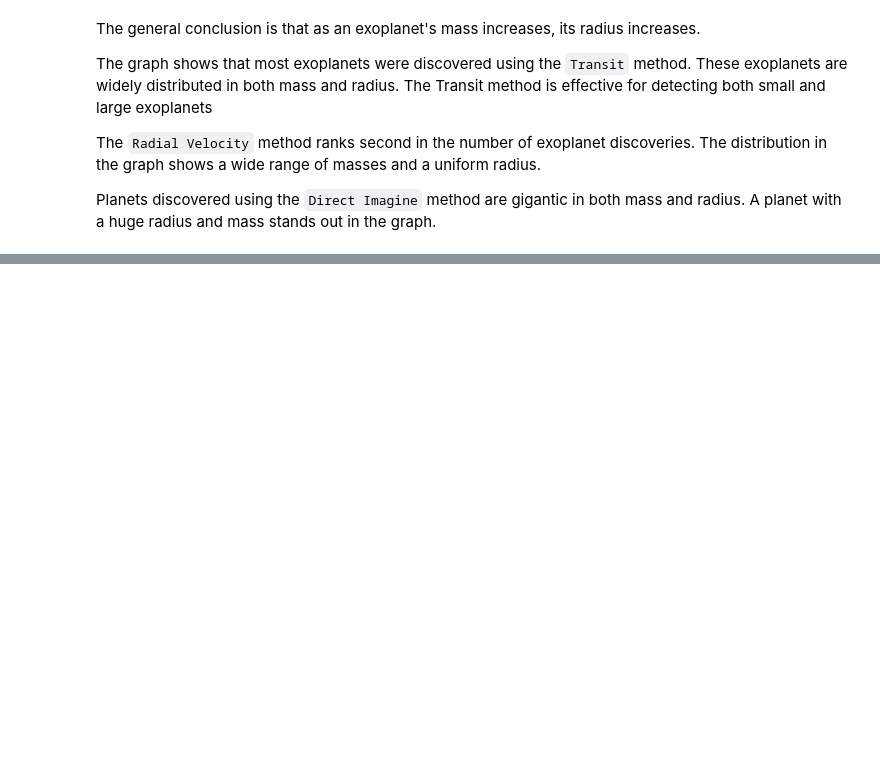
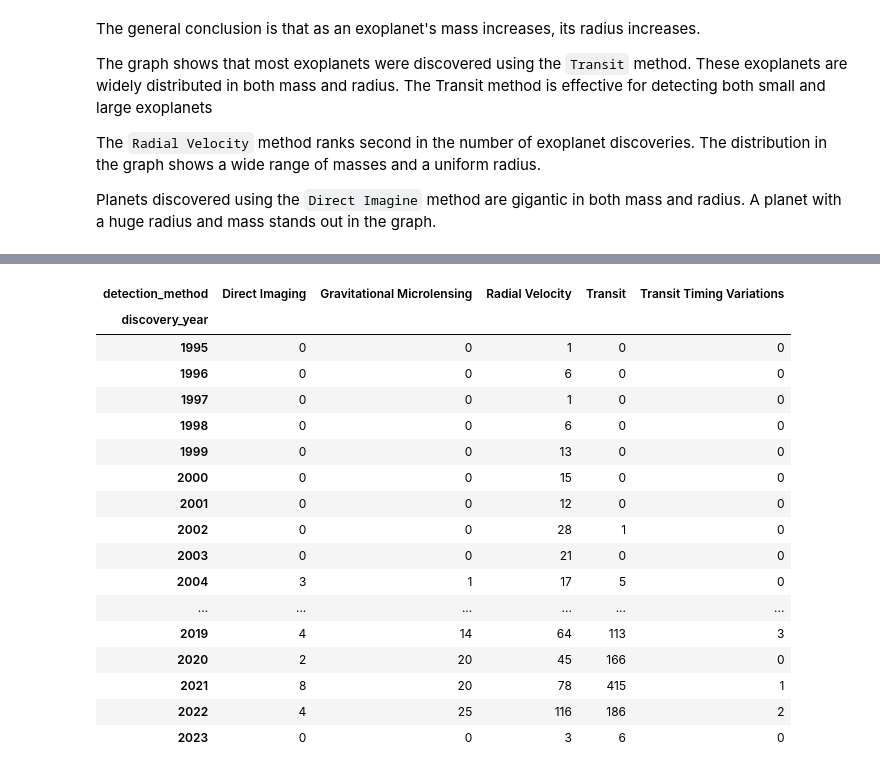
Before and after one commit to 7086600/da_final_project, a Jupyter notebook: da_final_project.ipynb, the cells around one changed output, grey strips where cells are left out. Saved outputs shown, nothing was run; the diff lists cells and outputs as text; code cells hidden in the pictures; blank space fills up the shorter version.

```diff
--- a/da_final_project.ipynb
+++ b/da_final_project.ipynb
@@ -533,0 +545,25 @@ Planets discovered using the `Direct Imagine` method are gigantic in both mass a
+# %%
+exoplanets_cleaned_by_year_detection = exoplanets_cleaned.groupby('discovery_year')[['discovery_year', 'detection_method']] \
+    .value_counts() \
+    .unstack(fill_value=0)
+
+exoplanets_cleaned_by_year_detection
+# %% [output]
+| detection_method | Direct Imaging | Gravitational Microlensing | Radial Velocity | Transit | Transit Timing Variations |
+| discovery_year |  |  |  |  |  |
+| 1995 | 0 | 0 | 1 | 0 | 0 |
+| 1996 | 0 | 0 | 6 | 0 | 0 |
+| 1997 | 0 | 0 | 1 | 0 | 0 |
+| 1998 | 0 | 0 | 6 | 0 | 0 |
+| 1999 | 0 | 0 | 13 | 0 | 0 |
+| 2000 | 0 | 0 | 15 | 0 | 0 |
+| 2001 | 0 | 0 | 12 | 0 | 0 |
+| 2002 | 0 | 0 | 28 | 1 | 0 |
+| 2003 | 0 | 0 | 21 | 0 | 0 |
+| 2004 | 3 | 1 | 17 | 5 | 0 |
+| ... | ... | ... | ... | ... | ... |
+| 2019 | 4 | 14 | 64 | 113 | 3 |
+| 2020 | 2 | 20 | 45 | 166 | 0 |
+| 2021 | 8 | 20 | 78 | 415 | 1 |
+| 2022 | 4 | 25 | 116 | 186 | 2 |
+| 2023 | 0 | 0 | 3 | 6 | 0 |
```
Also changed, not shown: parts of 4 cells of this notebook.
